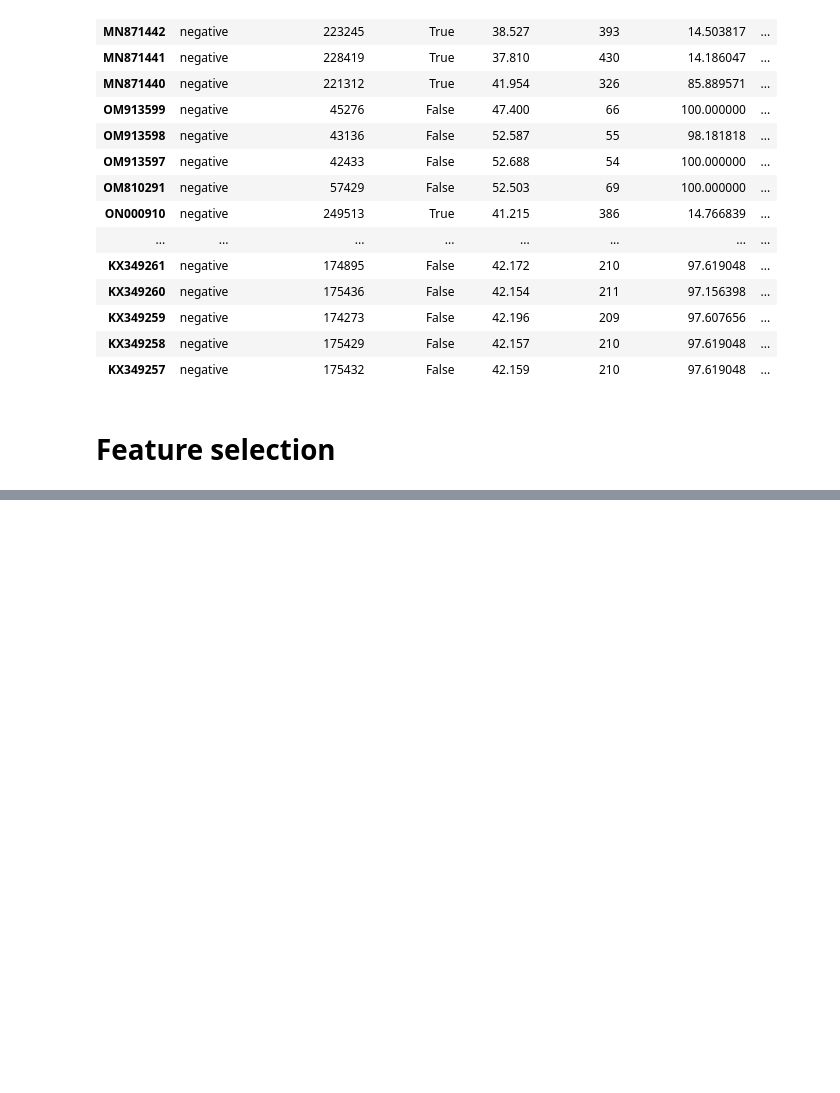
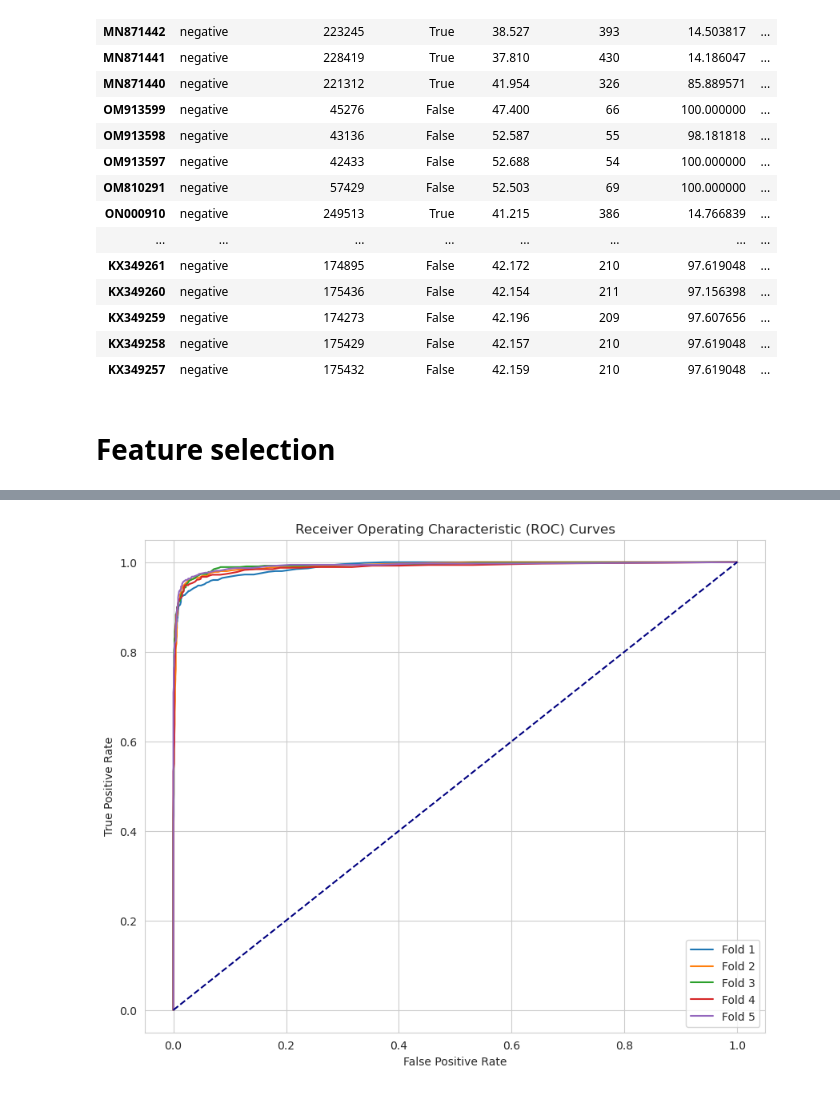
Before and after one commit to Alvaroguleon/Phage-predictor, a Jupyter notebook: notebooks/07_model.ipynb, the cells around one changed output, grey strips where cells are left out. Cells and saved outputs as stored; diff of their text form; code cells hidden in the pictures; blank space fills up the shorter version.

```diff
--- a/notebooks/07_model.ipynb
+++ b/notebooks/07_model.ipynb
@@ -303,8 +348,8 @@ else:
 Success: All communities are exclusively in either the training or the test set.
 # %%
 # Set 'Accession' as the index for both train_df and test_df
-train_df = train_df.set_index('Accession')
-test_df = test_df.set_index('Accession')
+train_df = train_df.set_index('id')
+test_df = test_df.set_index('id')
 
 # Drop the 'Community' column from both dataframes
 train_df = train_df.drop(columns='Community')
@@ -579,7 +668,7 @@ df[["Accession", "staining"]].head()
 removed_accessions = [item for community in removed_communities for item in community]
 
 # Filter the original dataframe to get the validation set based on Accession being in removed_accessions
-validation_df = df[df['Accession'].isin(removed_accessions)].copy().set_index('Accession')
+validation_df = df[df['id'].isin(removed_accessions)].copy().set_index('id')
 
 # Prepare features and true labels from the validation set
 X_validation = validation_df[features]
@@ -591,8 +680,11 @@ y_validation_encoded = label_encoder.transform(y_validation_true)
 # Predict the staining for the validation set and get probabilities for both classes
 y_validation_pred_proba = logreg.predict_proba(X_validation)
 
-# Obtain the predicted class labels (as strings, which you already have)
-y_validation_pred = logreg.predict(X_validation)
+# Predict the staining for the validation set (numerical labels)
+y_validation_pred_numerical = logreg.predict(X_validation)
+
+# Convert the numerical predictions back to string labels
+y_validation_pred = label_encoder.inverse_transform(y_validation_pred_numerical)
 
 # Since y_validation_pred contains strings, we don't need to inverse_transform it again
 validation_df['Predicted Staining'] = y_validation_pred  # Direct assignment
@@ -697,0 +1140,13 @@ Index(['Genome Length (bp)', 'molGC (%)', 'Number CDS', 'Positive Strand (%)',
+# %%
+# Standard scaled
+plt.figure(figsize=(10, 8))
+for i in range(5):
+    plt.plot(fprs[i], tprs[i], label=f'Fold {i+1}')
+plt.plot([0, 1], [0, 1], color='navy', linestyle='--')
+plt.xlabel('False Positive Rate')
+plt.ylabel('True Positive Rate')
+plt.title('Receiver Operating Characteristic (ROC) Curves')
+plt.legend(loc="lower right")
+plt.show()
+# %% [output]
+[figure, added]
```
Also changed, not shown: parts of 32 cells of this notebook, 1 other file.
